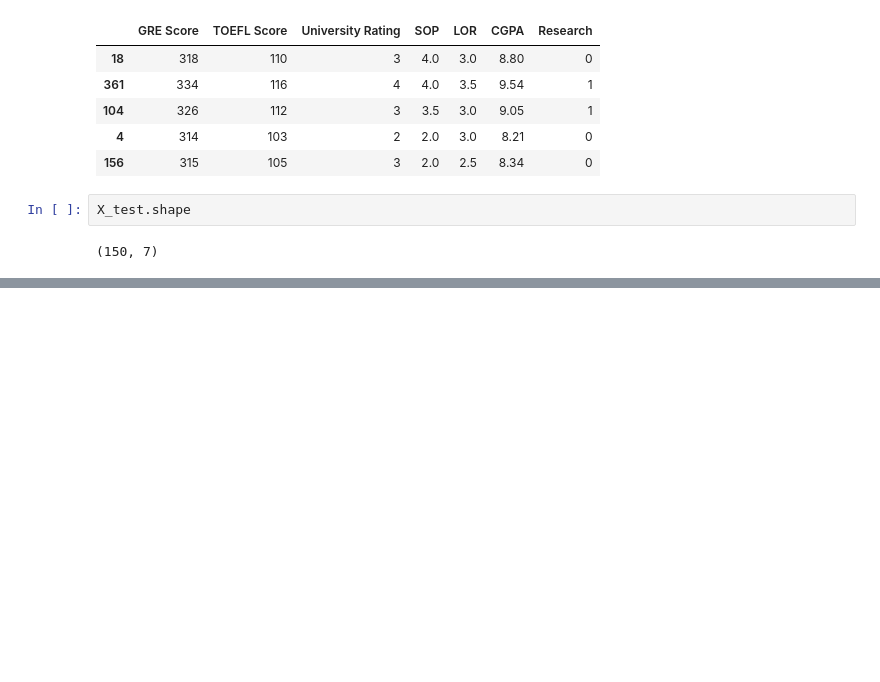
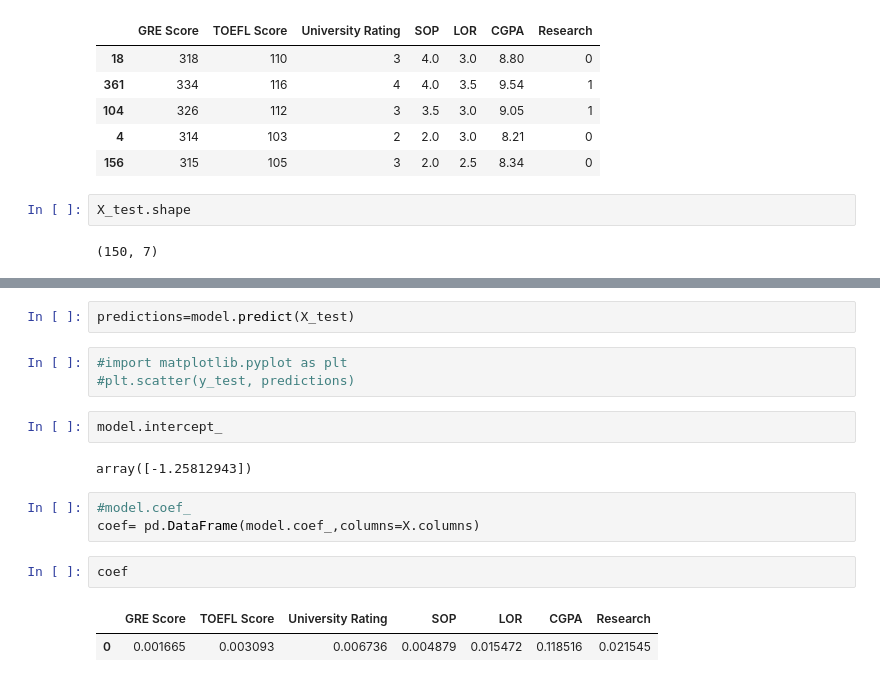
Before and after one commit to TheKharleeci/Admission-Prediction, a Jupyter notebook: Admissions_Data.ipynb, the cells around one changed output, grey strips where cells are left out. Drawn from its saved outputs; the diff is of its cells as text; blank space fills up the shorter version.

```diff
--- a/Admissions_Data.ipynb
+++ b/Admissions_Data.ipynb
@@ -167,0 +146,17 @@ for a in X:
+# %%
+predictions=model.predict(X_test)
+# %%
+#import matplotlib.pyplot as plt
+#plt.scatter(y_test, predictions)
+# %%
+model.intercept_
+# %% [output]
+array([-1.25812943])
+# %%
+#model.coef_
+coef= pd.DataFrame(model.coef_,columns=X.columns)
+# %%
+coef
+# %% [output]
+|  | GRE Score | TOEFL Score | University Rating | SOP | LOR | CGPA | Research |
+| 0 | 0.001665 | 0.003093 | 0.006736 | 0.004879 | 0.015472 | 0.118516 | 0.021545 |
```
Also changed, not shown: parts of 8 cells of this notebook.
